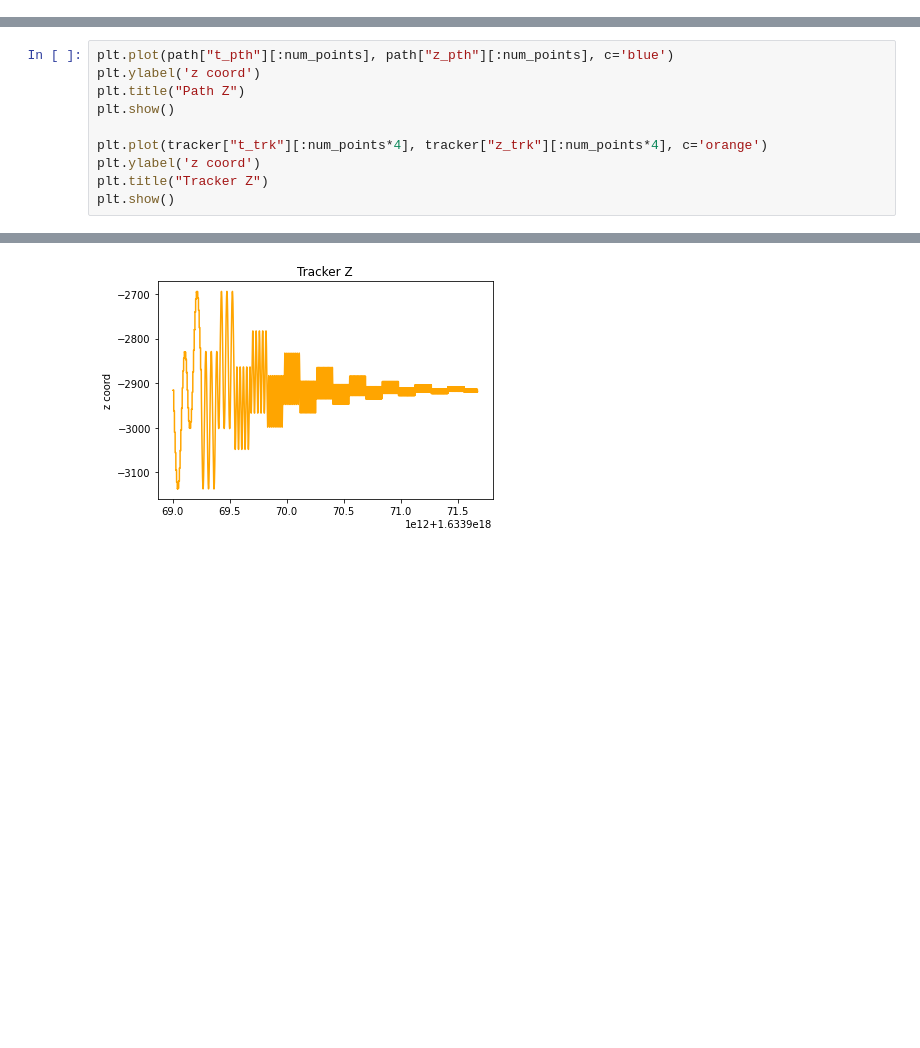
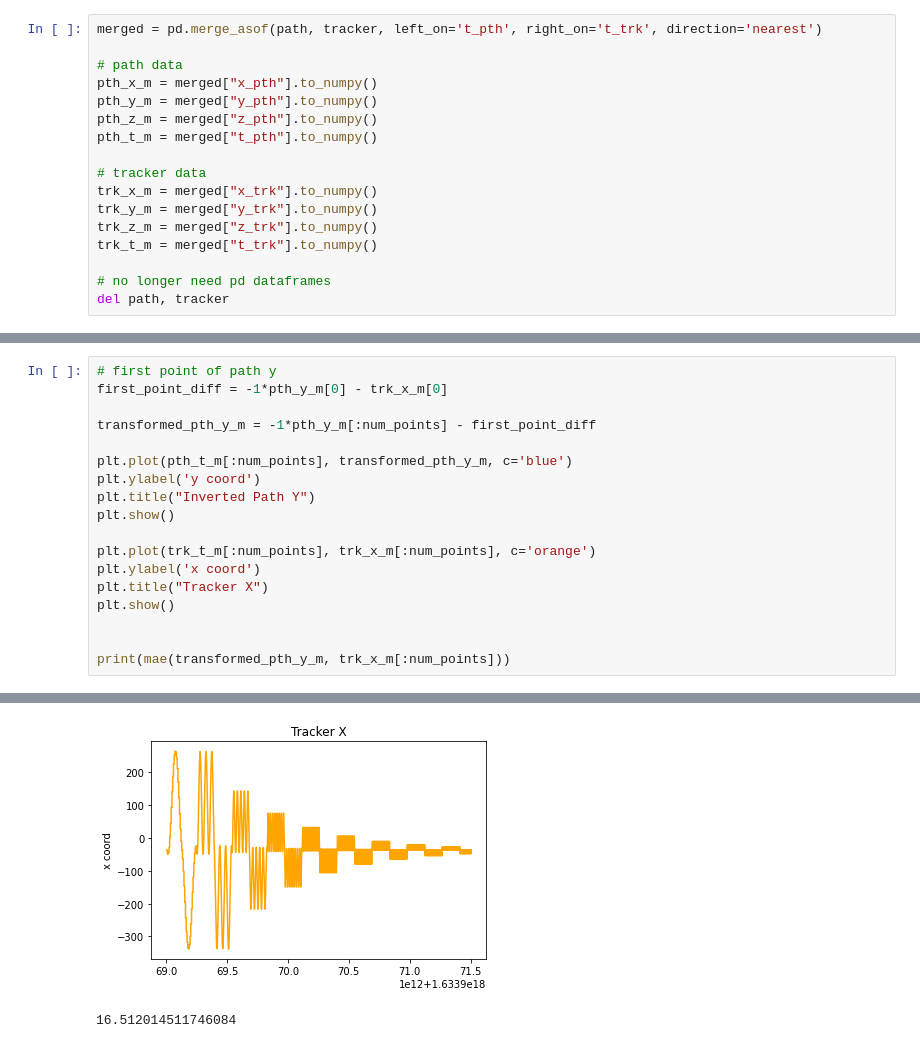
Before and after one commit to adamggibbs/path_analysis_soln, a Jupyter notebook: analysis.ipynb, the cells around one changed output, grey strips where cells are left out. Drawn from its saved outputs; the diff is of its cells as text; blank space fills up the shorter version.

Commit message:
Create merged time series using nearest neighbor. Also, additional analysis and notes.

```diff
--- a/analysis.ipynb
+++ b/analysis.ipynb
@@ -43 +66,18 @@ print(tracker.head(500))
+# %%
+merged = pd.merge_asof(path, tracker, left_on='t_pth', right_on='t_trk', direction='nearest')
+
+# path data
+pth_x_m = merged["x_pth"].to_numpy()
+pth_y_m = merged["y_pth"].to_numpy()
+pth_z_m = merged["z_pth"].to_numpy()
+pth_t_m = merged["t_pth"].to_numpy()
+
+# tracker data
+trk_x_m = merged["x_trk"].to_numpy()
+trk_y_m = merged["y_trk"].to_numpy()
+trk_z_m = merged["z_trk"].to_numpy()
+trk_t_m = merged["t_trk"].to_numpy()
+
+# no longer need pd dataframes
+del path, tracker
 # %%
@@ -114,11 +242,19 @@ plt.show()
 # %%
-plt.plot(path["t_pth"][:num_points], path["z_pth"][:num_points], c='blue')
-plt.ylabel('z coord')
-plt.title("Path Z")
+# first point of path y
+first_point_diff = -1*pth_y_m[0] - trk_x_m[0]
+
+transformed_pth_y_m = -1*pth_y_m[:num_points] - first_point_diff
+
+plt.plot(pth_t_m[:num_points], transformed_pth_y_m, c='blue')
+plt.ylabel('y coord')
+plt.title("Inverted Path Y")
 plt.show()
 
-plt.plot(tracker["t_trk"][:num_points*4], tracker["z_trk"][:num_points*4], c='orange')
-plt.ylabel('z coord')
-plt.title("Tracker Z")
+plt.plot(trk_t_m[:num_points], trk_x_m[:num_points], c='orange')
+plt.ylabel('x coord')
+plt.title("Tracker X")
 plt.show()
+
+
+print(mae(transformed_pth_y_m, trk_x_m[:num_points]))
 # %% [output]
@@ -126 +262,2 @@ plt.show()
-[figure, old version]
+[figure, new version]
+16.512014511746084
```
Also changed, not shown: parts of 21 cells of this notebook, 1 other file.
